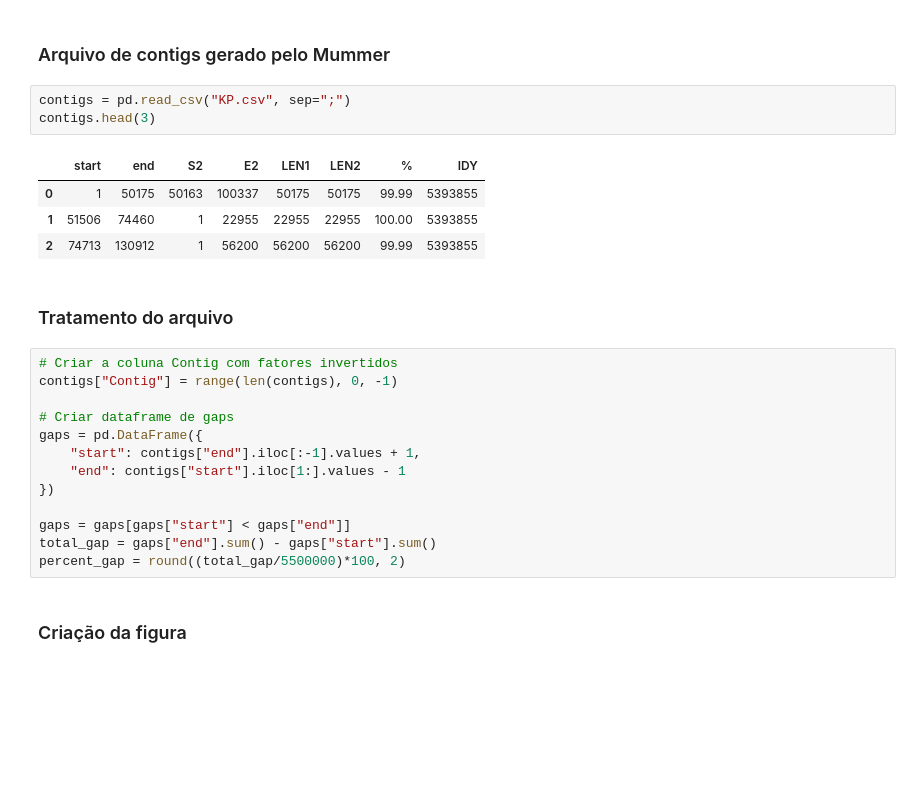
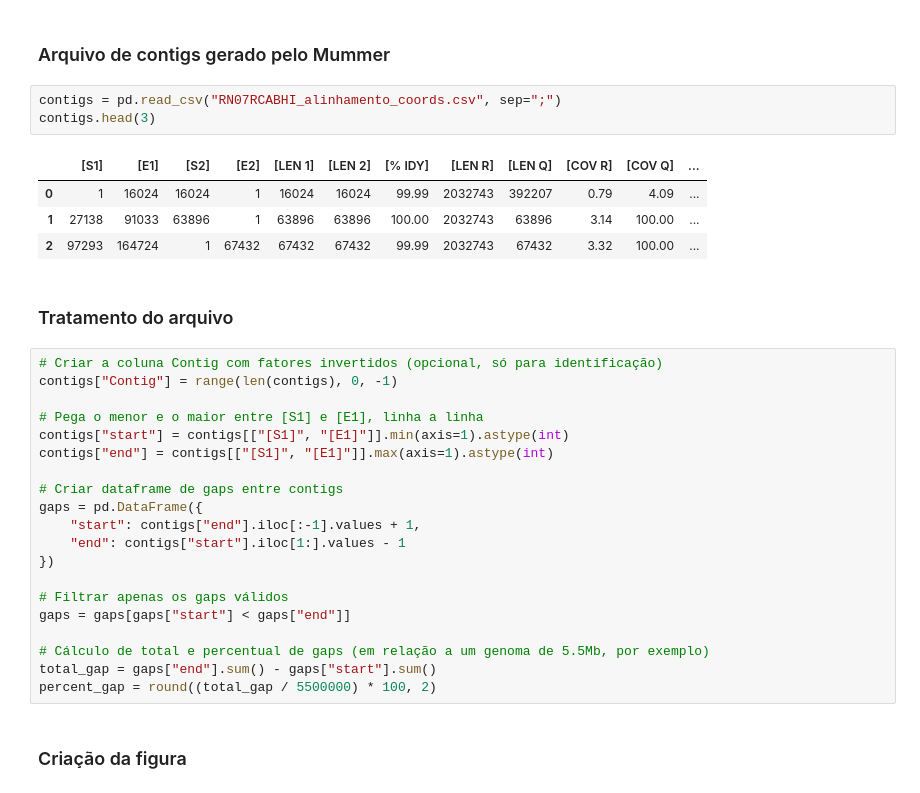
Before and after one commit to ACMElab-Fioce/montagem_isolados_bacterianos, a Jupyter notebook: grafico_mummer.ipynb, the cells around one changed output. Drawn from its saved outputs; the diff is of its cells as text; blank space fills up the shorter version.

```diff
--- a/grafico_mummer.ipynb
+++ b/grafico_mummer.ipynb
@@ -5,28 +5,35 @@ import seaborn as sns
 # %% [markdown]
 ### Arquivo de contigs gerado pelo Mummer
 # %%
-contigs = pd.read_csv("KP.csv", sep=";")
+contigs = pd.read_csv("RN07RCABHI_alinhamento_coords.csv", sep=";")
 contigs.head(3)
 # %% [output]
-|  | start | end | S2 | E2 | LEN1 | LEN2 | % | IDY |
-| 0 | 1 | 50175 | 50163 | 100337 | 50175 | 50175 | 99.99 | 5393855 |
-| 1 | 51506 | 74460 | 1 | 22955 | 22955 | 22955 | 100.00 | 5393855 |
-| 2 | 74713 | 130912 | 1 | 56200 | 56200 | 56200 | 99.99 | 5393855 |
+|  | [S1] | [E1] | [S2] | [E2] | [LEN 1] | [LEN 2] | [% IDY] | [LEN R] | [LEN Q] | [COV R] | [COV Q] | ... |
+| 0 | 1 | 16024 | 16024 | 1 | 16024 | 16024 | 99.99 | 2032743 | 392207 | 0.79 | 4.09 | ... |
+| 1 | 27138 | 91033 | 63896 | 1 | 63896 | 63896 | 100.00 | 2032743 | 63896 | 3.14 | 100.00 | ... |
+| 2 | 97293 | 164724 | 1 | 67432 | 67432 | 67432 | 99.99 | 2032743 | 67432 | 3.32 | 100.00 | ... |
 # %% [markdown]
 ### Tratamento do arquivo
 # %%
-# Criar a coluna Contig com fatores invertidos
+# Criar a coluna Contig com fatores invertidos (opcional, só para identificação)
 contigs["Contig"] = range(len(contigs), 0, -1)
 
-# Criar dataframe de gaps
+# Pega o menor e o maior entre [S1] e [E1], linha a linha
+contigs["start"] = contigs[["[S1]", "[E1]"]].min(axis=1).astype(int)
+contigs["end"] = contigs[["[S1]", "[E1]"]].max(axis=1).astype(int)
+
+# Criar dataframe de gaps entre contigs
 gaps = pd.DataFrame({
     "start": contigs["end"].iloc[:-1].values + 1,
     "end": contigs["start"].iloc[1:].values - 1
 })
 
+# Filtrar apenas os gaps válidos
 gaps = gaps[gaps["start"] < gaps["end"]]
+
+# Cálculo de total e percentual de gaps (em relação a um genoma de 5.5Mb, por exemplo)
 total_gap = gaps["end"].sum() - gaps["start"].sum()
-percent_gap = round((total_gap/5500000)*100, 2)
+percent_gap = round((total_gap / 5500000) * 100, 2)
 # %% [markdown]
 ### Criação da figura
 # %%
```
Also changed, not shown: parts of 1 cell of this notebook.
